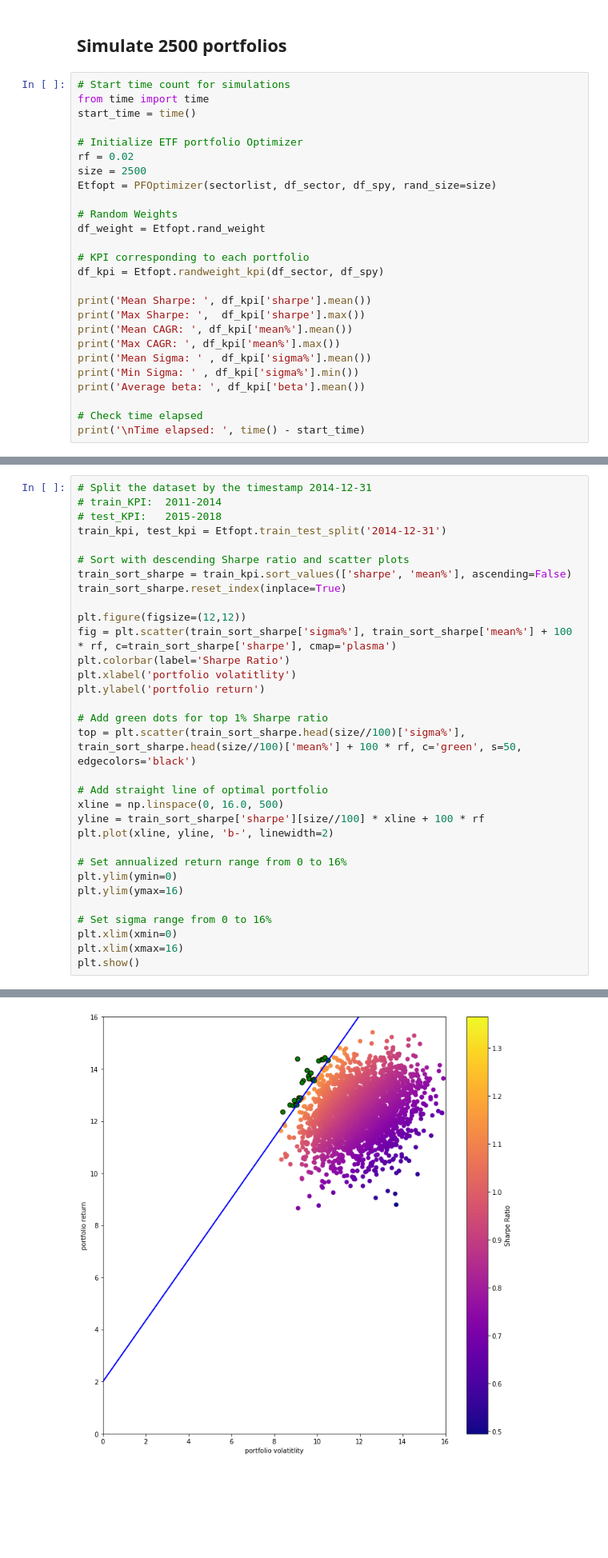
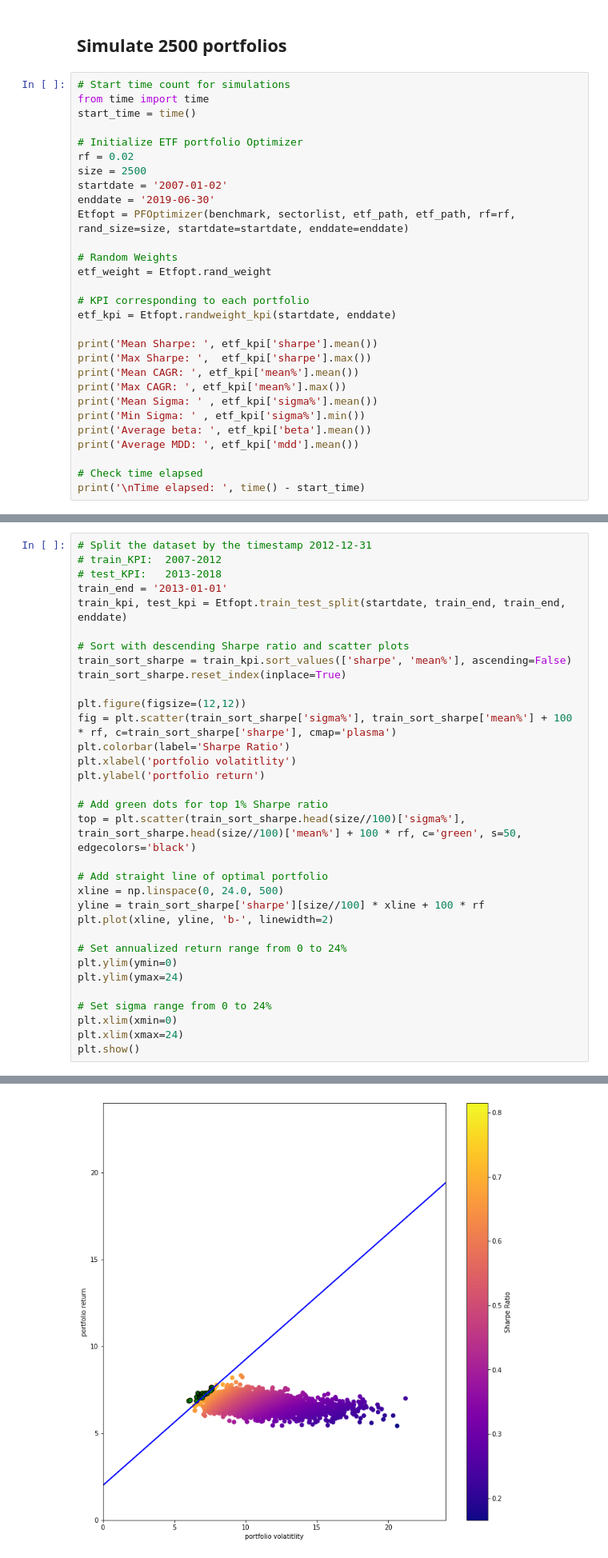
Before and after one commit to willbillionquant/python-r-qtrade, a Jupyter notebook: equities-portfolio/02-etf-class.ipynb, the cells around one changed output, grey strips where cells are left out. Shown at 80% size. Cells and saved outputs as stored; diff of their text form; blank space fills up the shorter version.

```diff
--- a/equities-portfolio/02-etf-class.ipynb
+++ b/equities-portfolio/02-etf-class.ipynb
@@ -253,21 +260,24 @@ start_time = time()
 # Initialize ETF portfolio Optimizer
 rf = 0.02
 size = 2500
-Etfopt = PFOptimizer(sectorlist, df_sector, df_spy, rand_size=size)
+startdate = '2007-01-02'
+enddate = '2019-06-30'
+Etfopt = PFOptimizer(benchmark, sectorlist, etf_path, etf_path, rf=rf, rand_size=size, startdate=startdate, enddate=enddate)
 
 # Random Weights
-df_weight = Etfopt.rand_weight
+etf_weight = Etfopt.rand_weight
 
 # KPI corresponding to each portfolio
-df_kpi = Etfopt.randweight_kpi(df_sector, df_spy)
+etf_kpi = Etfopt.randweight_kpi(startdate, enddate)
 
-print('Mean Sharpe: ', df_kpi['sharpe'].mean())
-print('Max Sharpe: ',  df_kpi['sharpe'].max())
-print('Mean CAGR: ', df_kpi['mean%'].mean())
-print('Max CAGR: ', df_kpi['mean%'].max())
-print('Mean Sigma: ' , df_kpi['sigma%'].mean())
-print('Min Sigma: ' , df_kpi['sigma%'].min())
-print('Average beta: ', df_kpi['beta'].mean())
+print('Mean Sharpe: ', etf_kpi['sharpe'].mean())
+print('Max Sharpe: ',  etf_kpi['sharpe'].max())
+print('Mean CAGR: ', etf_kpi['mean%'].mean())
+print('Max CAGR: ', etf_kpi['mean%'].max())
+print('Mean Sigma: ' , etf_kpi['sigma%'].mean())
+print('Min Sigma: ' , etf_kpi['sigma%'].min())
+print('Average beta: ', etf_kpi['beta'].mean())
+print('Average MDD: ', etf_kpi['mdd'].mean())
 
 # Check time elapsed
 print('\nTime elapsed: ', time() - start_time)
@@ -450,8 +452,9 @@ plt.show()
 # %%
-# Split the dataset by the timestamp 2014-12-31
-# train_KPI:  2011-2014
-# test_KPI:   2015-2018
-train_kpi, test_kpi = Etfopt.train_test_split('2014-12-31')
+# Split the dataset by the timestamp 2012-12-31
+# train_KPI:  2007-2012
+# test_KPI:   2013-2018
+train_end = '2013-01-01'
+train_kpi, test_kpi = Etfopt.train_test_split(startdate, train_end, train_end, enddate)
 
 # Sort with descending Sharpe ratio and scatter plots
 train_sort_sharpe = train_kpi.sort_values(['sharpe', 'mean%'], ascending=False)
@@ -467,16 +470,16 @@ plt.ylabel('portfolio return')
 top = plt.scatter(train_sort_sharpe.head(size//100)['sigma%'], train_sort_sharpe.head(size//100)['mean%'] + 100 * rf, c='green', s=50, edgecolors='black')
 
 # Add straight line of optimal portfolio
-xline = np.linspace(0, 16.0, 500)
+xline = np.linspace(0, 24.0, 500)
 yline = train_sort_sharpe['sharpe'][size//100] * xline + 100 * rf
 plt.plot(xline, yline, 'b-', linewidth=2)
 
-# Set annualized return range from 0 to 16%
+# Set annualized return range from 0 to 24%
 plt.ylim(ymin=0)
-plt.ylim(ymax=16)
+plt.ylim(ymax=24)
 
-# Set sigma range from 0 to 16%
+# Set sigma range from 0 to 24%
 plt.xlim(xmin=0)
-plt.xlim(xmax=16)
+plt.xlim(xmax=24)
 plt.show()
 # %% [output]
@@ -483 +494 @@ plt.show()
-[figure, old version]
+[figure, new version]
```
Also changed, not shown: parts of 34 cells of this notebook.
